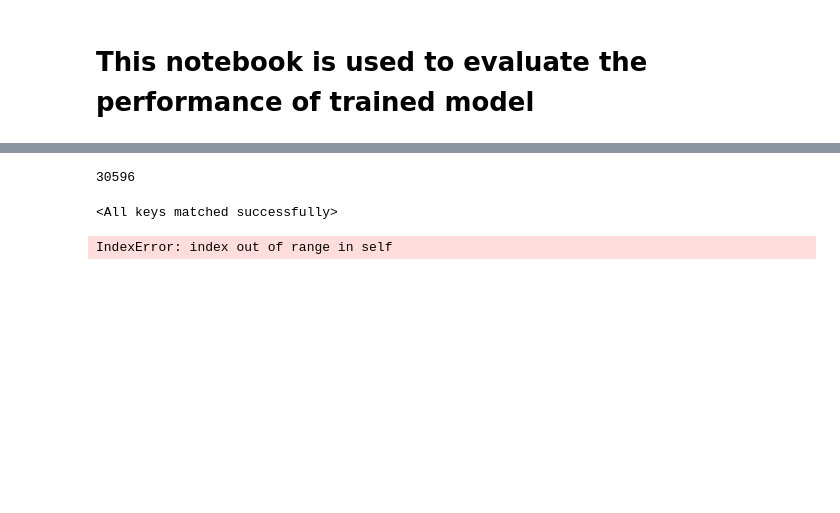
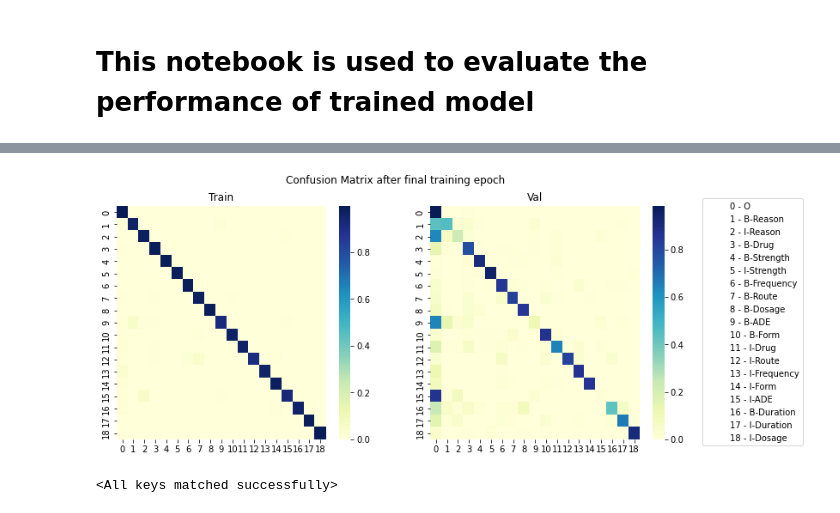
Before and after one commit to nitinkmittal/ner_ehr, a Jupyter notebook: notebooks/Evaluation.ipynb, the cells around one changed output, grey strips where cells are left out. Drawn from its saved outputs; the diff is of its cells as text; code cells hidden in the pictures; blank space fills up the shorter version.

```diff
--- a/notebooks/Evaluation.ipynb
+++ b/notebooks/Evaluation.ipynb
@@ -148,5 +105,27 @@ test_ds = EHRDataset(
-# %%
-vocab.num_uniq_tokens
-# %% [output]
-30596
+# %%
+cm_train = load_np(
+    os.path.join(LOG_DIR, f"version_{VERSION}", "train_cm_epoch=99.npy"))
+cm_train = cm_train/cm_train.sum(axis=1, keepdims=True)
+cm_val = load_np(
+    os.path.join(LOG_DIR, f"version_{VERSION}", "val_cm_epoch=99.npy"))
+cm_val = cm_val/cm_val.sum(axis=1, keepdims=True)
+
+fig, (ax1, ax2) = plt.subplots(ncols=2, figsize=(12, 5))
+sns.heatmap(cm_train[1:,1:], cmap="YlGnBu", ax=ax1)
+ax1.set_title("Train")
+sns.heatmap(cm_val[1:,1:], cmap="YlGnBu", ax=ax2)
+ax2.set_title("Val")
+
+
+
+legend_elements = []
+for label, entity in vocab._label_to_entity.items():
+    if label == 0:
+        continue
+    legend_elements.append(Line2D([0], [0], lw=0, label=f"{label-1} - {entity}"))
+ax2.legend(handles=legend_elements, bbox_to_anchor=(1.8,1.05))
+plt.suptitle(t="Confusion Matrix after final training epoch")
+plt.show()
+# %% [output]
+[figure, added]
 # %%
@@ -175,11 +160,9 @@ lit_lstm.load_state_dict(
 # %% [output]
 <All keys matched successfully>
 # %%
-true = []
-pred = []
+test_true = []
+test_pred = []
 
-# lstm_ner_tagger.lstm_ner_tagger.to(DEFAULT_DEVICE_TYPE)
-# lstm_ner_tagger.lstm_ner_tagger.eval()
 for X, Y, Meta in tqdm(test_dl, leave=False, position=0):
     with torch.no_grad():
         Y_hat = lit_lstm(X)
@@ -191,8 +174,6 @@ for X, Y, Meta in tqdm(test_dl, leave=False, position=0):
         y_hat = vocab.label_to_entity(
             labels=y_hat[:len(meta)].tolist())
 
-        true += [l for l in meta]
-        pred += [l[:-1] + [i] for l, i in zip(meta, y_hat)]
+        test_true += [l for l in meta]
+        test_pred += [l[:-1] + [i] for l, i in zip(meta, y_hat)]
-# %% [output]
-IndexError: index out of range in self
 # %%
```
Also changed, not shown: parts of 25 cells of this notebook.
